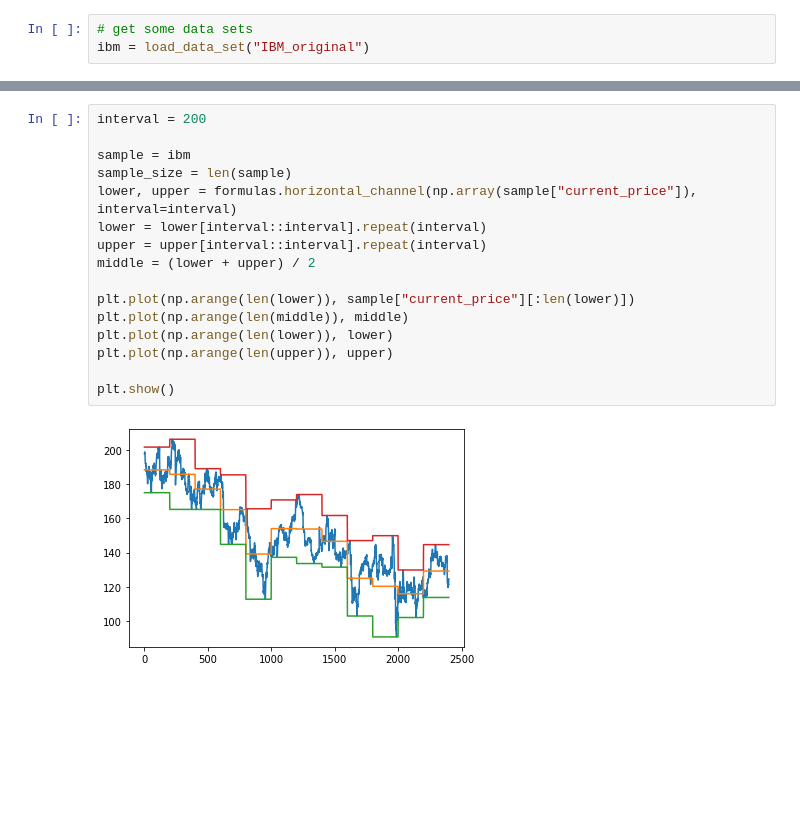
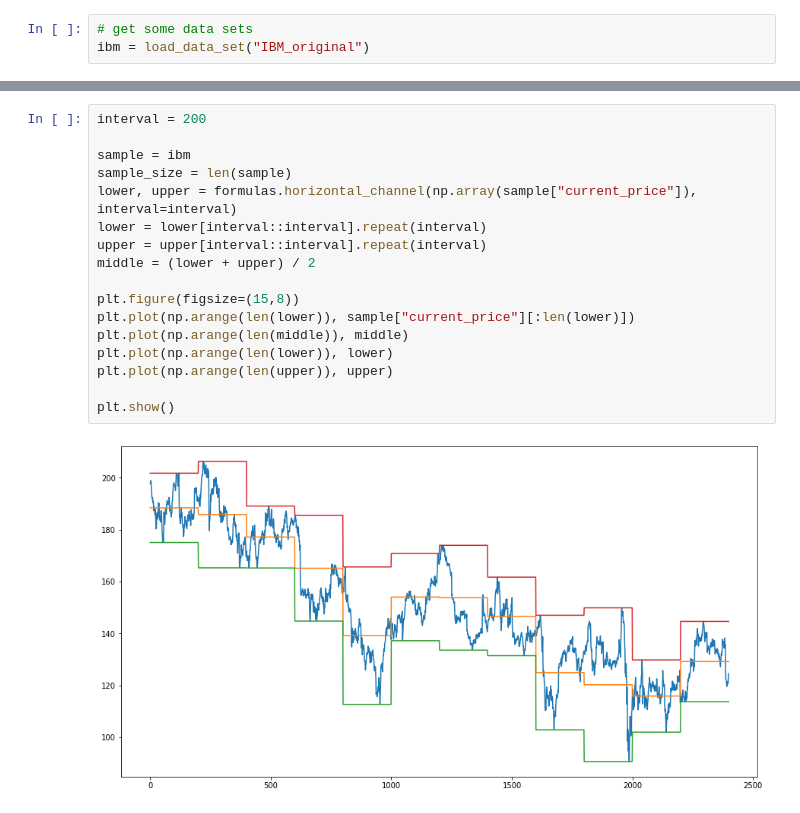
Before and after one commit to tobsel7/price-indicators, a Jupyter notebook: analysis/plots/trend_line_plots.ipynb, the cells around one changed output, grey strips where cells are left out. Drawn from its saved outputs; the diff is of its cells as text; blank space fills up the shorter version.

```diff
--- a/analysis/plots/trend_line_plots.ipynb
+++ b/analysis/plots/trend_line_plots.ipynb
@@ -54,18 +55,19 @@ plt.show()
 # %%
 interval = 200
 
 sample = ibm
 sample_size = len(sample)
 lower, upper = formulas.horizontal_channel(np.array(sample["current_price"]), interval=interval)
 lower = lower[interval::interval].repeat(interval)
 upper = upper[interval::interval].repeat(interval)
 middle = (lower + upper) / 2
 
+plt.figure(figsize=(15,8))
 plt.plot(np.arange(len(lower)), sample["current_price"][:len(lower)])
 plt.plot(np.arange(len(middle)), middle)
 plt.plot(np.arange(len(lower)), lower)
 plt.plot(np.arange(len(upper)), upper)
 
 plt.show()
 # %% [output]
-[figure, old version]
+[figure, new version]
```
Also changed, not shown: parts of 1 cell of this notebook, 4 other files.
